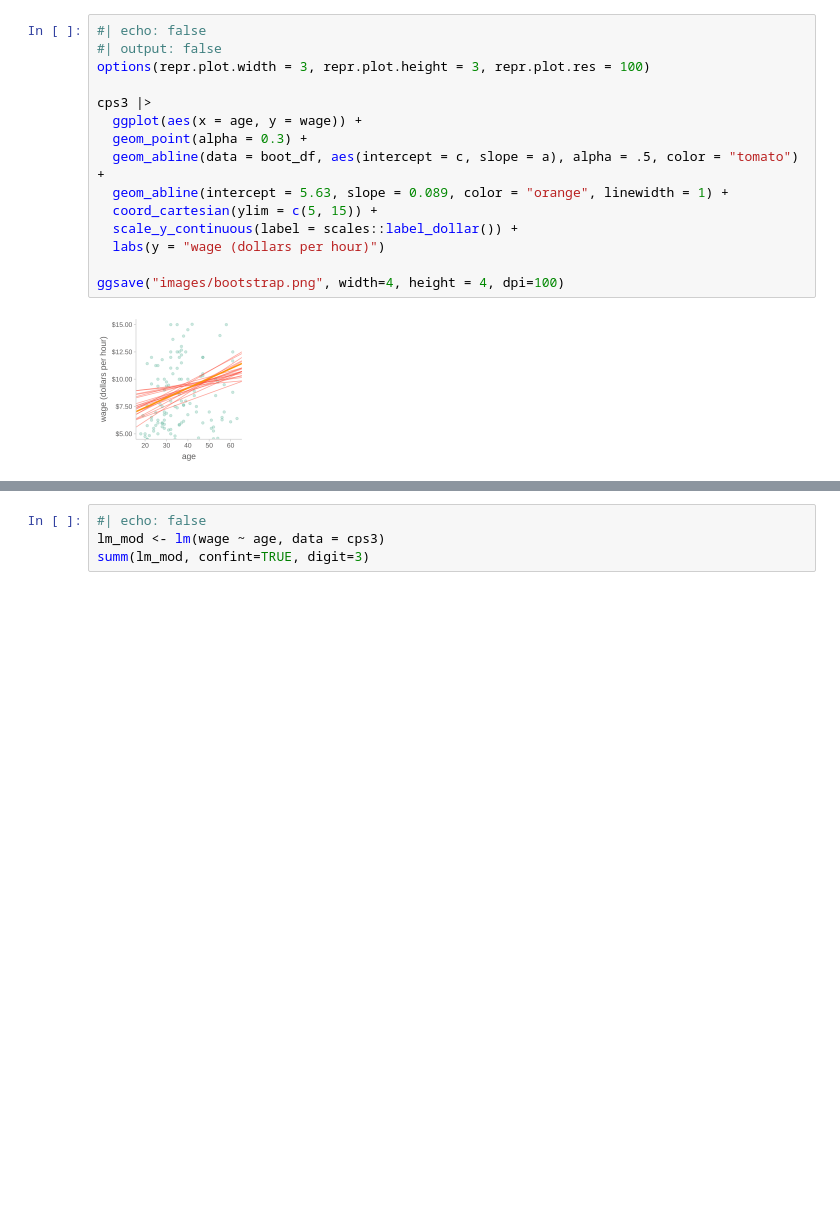
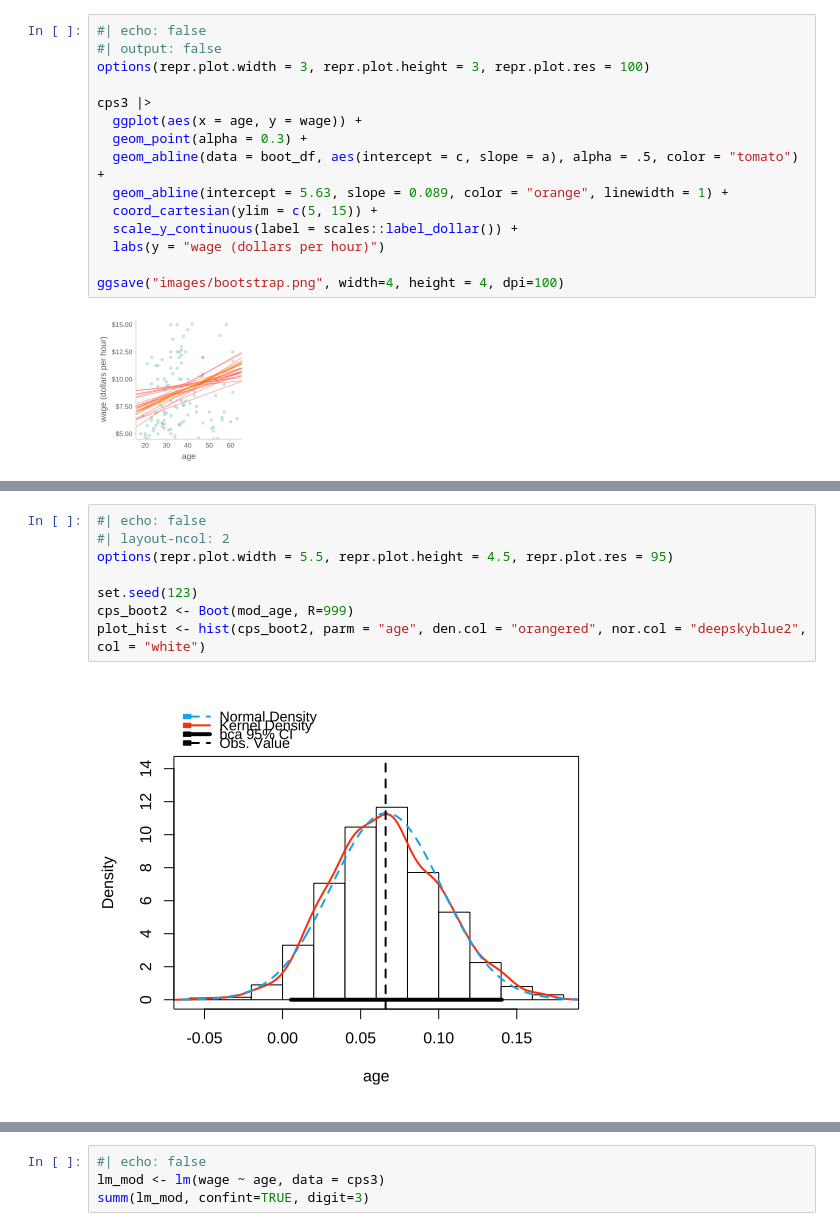
Before and after one commit to skcho13/statisticalmodelling, a Jupyter notebook: contents/overview.ipynb, the cells around one changed output, grey strips where cells are left out. Drawn from its saved outputs; the diff is of its cells as text; blank space fills up the shorter version.

```diff
--- a/contents/overview.ipynb
+++ b/contents/overview.ipynb
@@ -638,3 +628,13 @@ Source: *The Truthful Art* by Albert Cairo.
 
 ![](images/bootstrap.png){width=380}
 :::
+# %%
+#| echo: false
+#| layout-ncol: 2
+options(repr.plot.width = 5.5, repr.plot.height = 4.5, repr.plot.res = 95)
+
+set.seed(123)
+cps_boot2 <- Boot(mod_age, R=999)
+plot_hist <- hist(cps_boot2, parm = "age", den.col = "orangered", nor.col = "deepskyblue2", col = "white")
+# %% [output]
+[figure, added]
```
Also changed, not shown: parts of 11 cells of this notebook, 8 other files.
